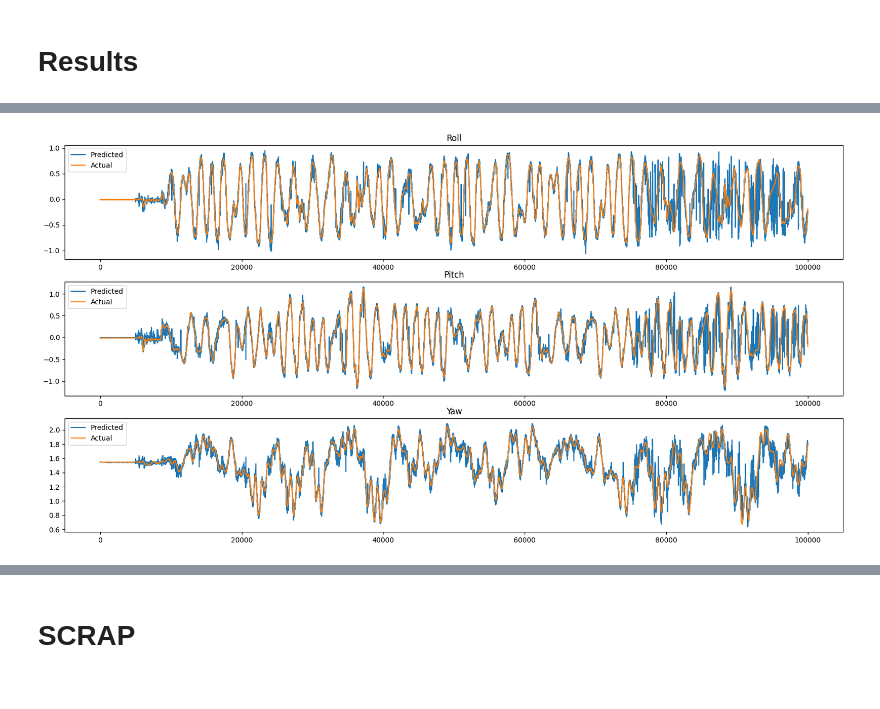
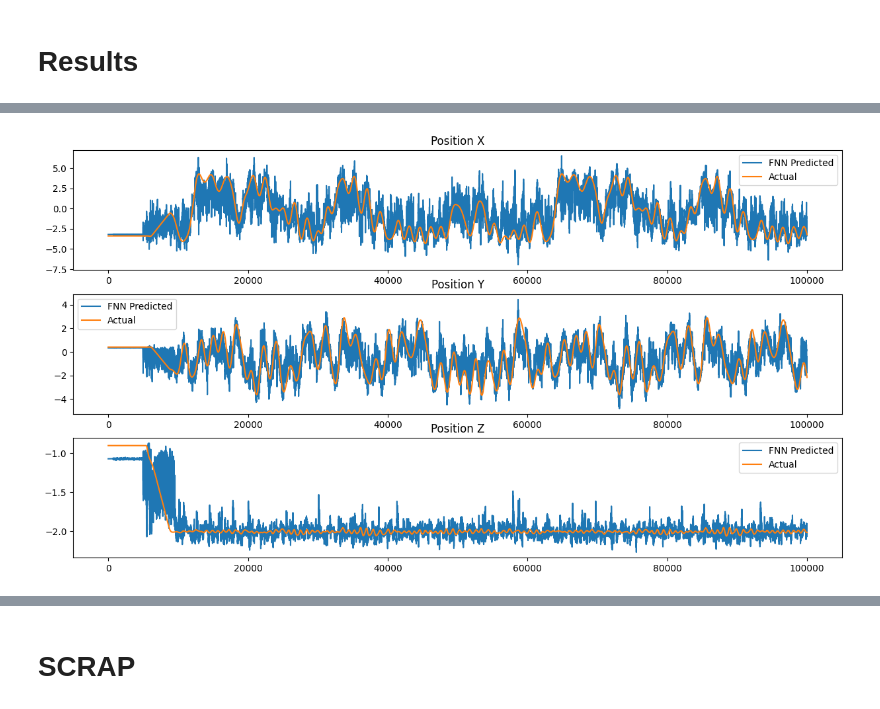
Before and after one commit to git-dhruv/DeepIO, a Jupyter notebook: src/NN_Analysis.ipynb, the cells around one changed output, grey strips where cells are left out. Saved outputs shown, nothing was run; the diff lists cells and outputs as text; code cells hidden in the pictures.

```diff
--- a/src/NN_Analysis.ipynb
+++ b/src/NN_Analysis.ipynb
@@ -520,24 +370,4 @@ plt.show()
-# %%
-with torch.no_grad():
-    prediction = model2(SensorTF)
-
-fig, axs = plt.subplots(3, 1, figsize=(20, 10))
-
-axs[0].plot(prediction[:, 0].cpu().numpy(), label='Predicted')
-axs[0].plot(eulers[:, 0].cpu().numpy(), label='Actual')
-axs[0].set_title('Roll')
-axs[0].legend()
-
-axs[1].plot(prediction[:, 1].cpu().numpy(), label='Predicted')
-axs[1].plot(eulers[:, 1].cpu().numpy(), label='Actual')
-axs[1].set_title('Pitch')
-axs[1].legend()
-
-axs[2].plot(prediction[:, 2].cpu().numpy(), label='Predicted')
-axs[2].plot(eulers[:, 2].cpu().numpy(), label='Actual')
-axs[2].set_title('Yaw')
-axs[2].legend()
-
-plt.show()
-# %% [output]
-[figure, removed]
+# %%
+PlotPOSResults(sensor_readings, pos_estimate, FNNModel)
+# %% [output]
+[figure, added]
```
Also changed, not shown: parts of 35 cells of this notebook, 5 other files.
